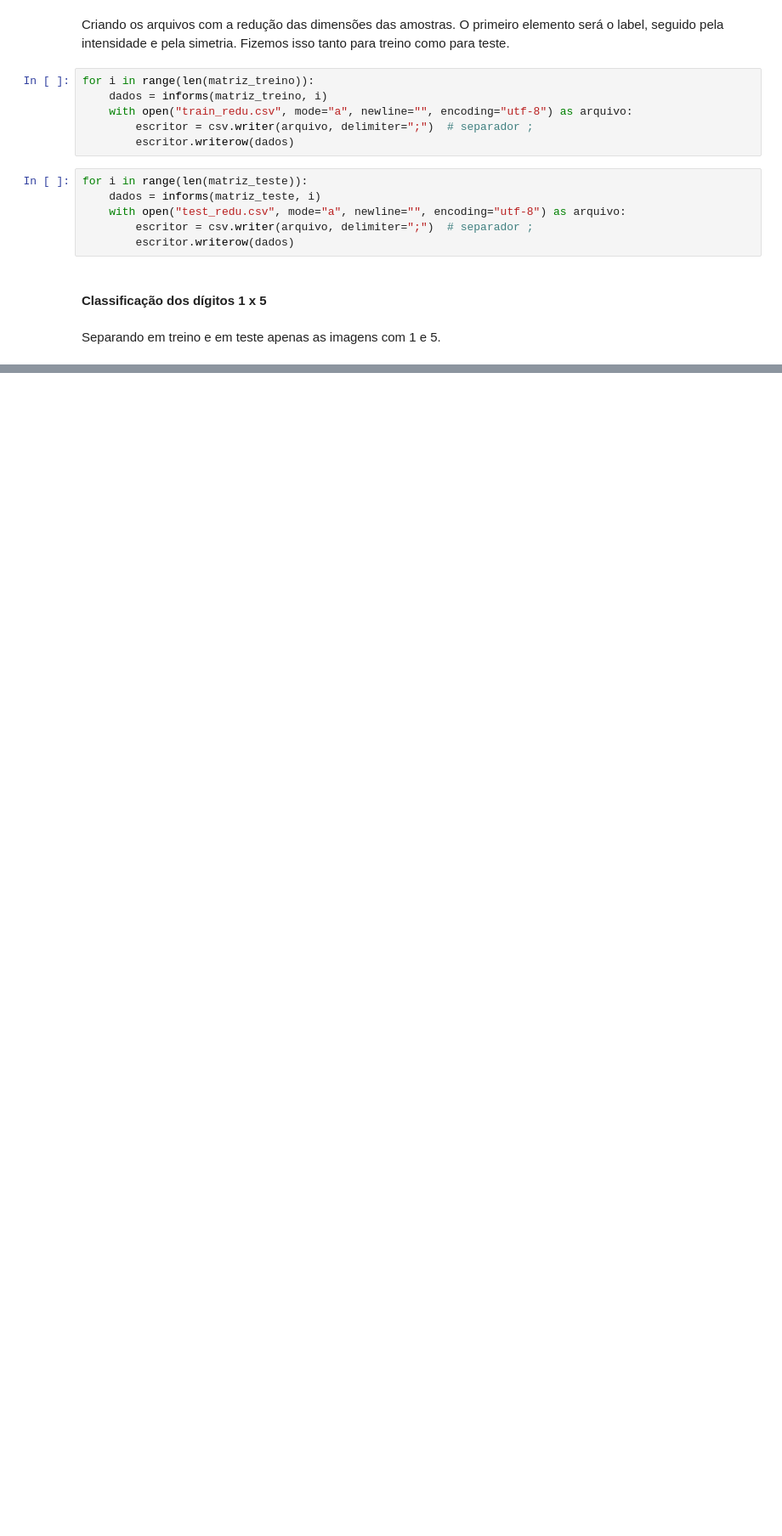
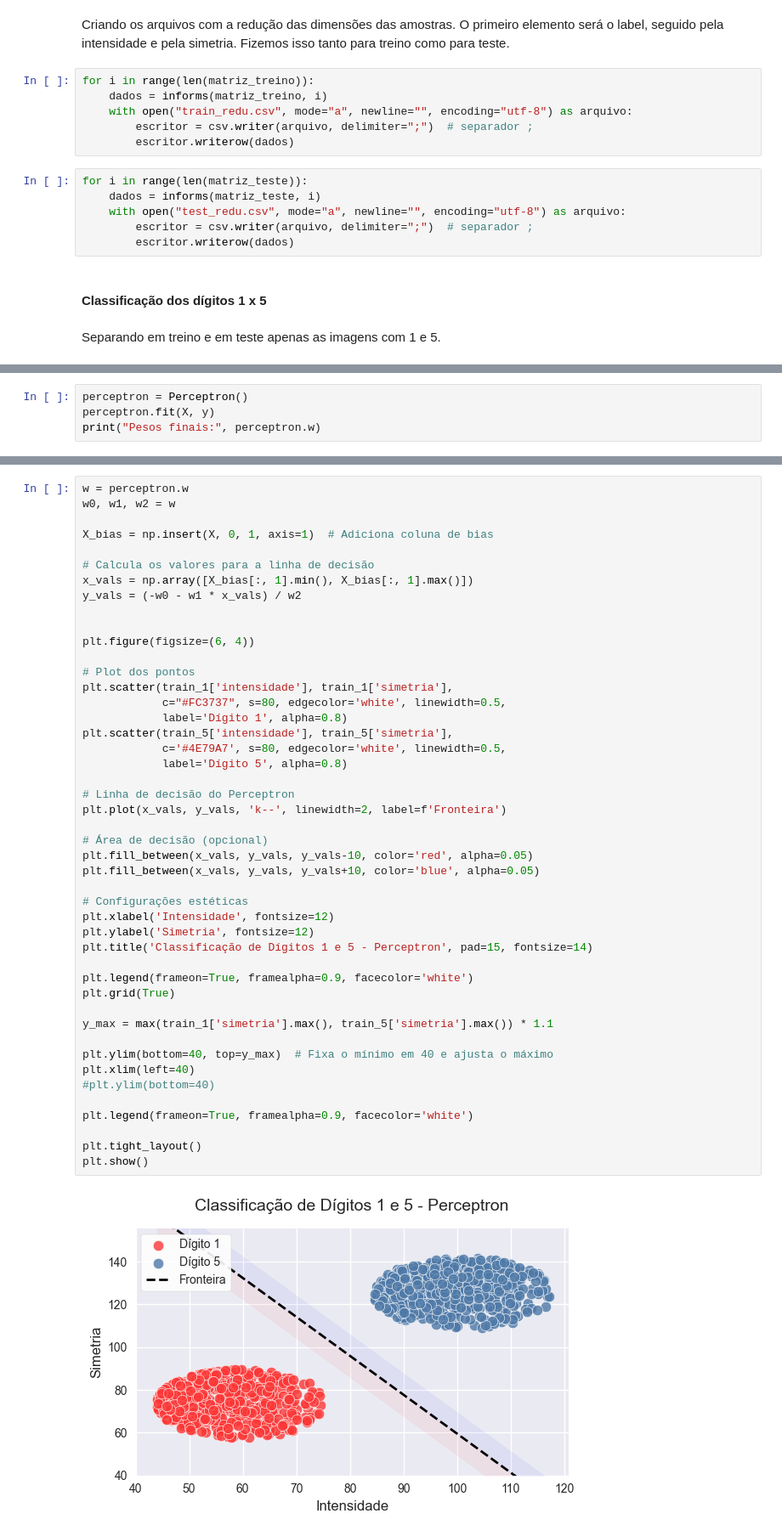
Before and after one commit to juliamssilva/classificador_digitos, a Jupyter notebook: mnsit.ipynb, the cells around one changed output, grey strips where cells are left out. Shown: that part at 85% size. Drawn from its saved outputs; the diff is of its cells as text; blank space fills up the shorter version.

Commit message:
adicionado modelo pla

```diff
--- a/mnsit.ipynb
+++ b/mnsit.ipynb
@@ -224,0 +324,4 @@ plt.show()
+# %%
+perceptron = Perceptron()
+perceptron.fit(X, y)
+print("Pesos finais:", perceptron.w)
@@ -224,0 +330,48 @@ plt.show()
+# %%
+w = perceptron.w
+w0, w1, w2 = w
+
+X_bias = np.insert(X, 0, 1, axis=1)  # Adiciona coluna de bias
+
+# Calcula os valores para a linha de decisão
+x_vals = np.array([X_bias[:, 1].min(), X_bias[:, 1].max()])
+y_vals = (-w0 - w1 * x_vals) / w2
+
+
+plt.figure(figsize=(6, 4))
+
+# Plot dos pontos
+plt.scatter(train_1['intensidade'], train_1['simetria'],
+            c="#FC3737", s=80, edgecolor='white', linewidth=0.5,
+            label='Dígito 1', alpha=0.8)
+plt.scatter(train_5['intensidade'], train_5['simetria'],
+            c='#4E79A7', s=80, edgecolor='white', linewidth=0.5,
+            label='Dígito 5', alpha=0.8)
+
+# Linha de decisão do Perceptron
+plt.plot(x_vals, y_vals, 'k--', linewidth=2, label=f'Fronteira')
+
+# Área de decisão (opcional)
+plt.fill_between(x_vals, y_vals, y_vals-10, color='red', alpha=0.05)
+plt.fill_between(x_vals, y_vals, y_vals+10, color='blue', alpha=0.05)
+
+# Configurações estéticas
+plt.xlabel('Intensidade', fontsize=12)
+plt.ylabel('Simetria', fontsize=12)
+plt.title('Classificação de Dígitos 1 e 5 - Perceptron', pad=15, fontsize=14)
+
+plt.legend(frameon=True, framealpha=0.9, facecolor='white')
+plt.grid(True)
+
+y_max = max(train_1['simetria'].max(), train_5['simetria'].max()) * 1.1
+
+plt.ylim(bottom=40, top=y_max)  # Fixa o mínimo em 40 e ajusta o máximo
+plt.xlim(left=40)
+#plt.ylim(bottom=40)
+
+plt.legend(frameon=True, framealpha=0.9, facecolor='white')
+
+plt.tight_layout()
+plt.show()
+# %% [output]
+[figure, added]
```
Also changed, not shown: parts of 9 cells of this notebook.
